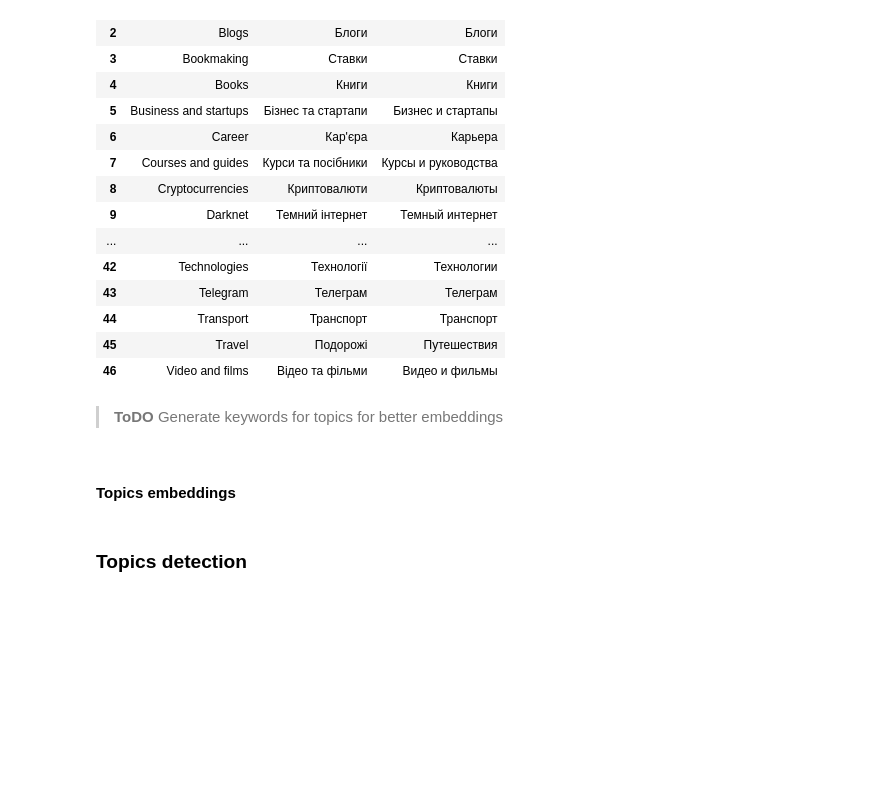
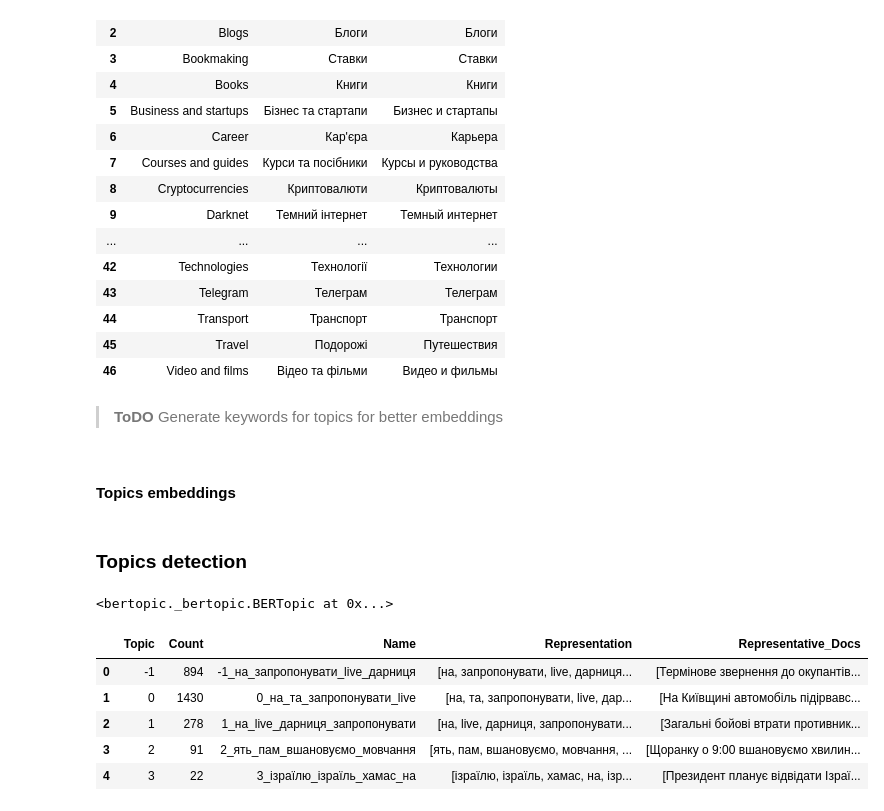
Before and after one commit to EvgeniyAzarov/iasa_nlp_homeworks, a Jupyter notebook: HW7_topics_modeling/hw7.ipynb, the cells around one changed output. Drawn from its saved outputs; the diff is of its cells as text; code cells hidden in the pictures; blank space fills up the shorter version.

```diff
--- a/HW7_topics_modeling/hw7.ipynb
+++ b/HW7_topics_modeling/hw7.ipynb
@@ -204,0 +210,2 @@ df["content_processed"] = df["content"].progress_apply(process_text)
+# %%
+embeddings = np.load("../data/kyiv-channels-dataset/kyiv-channels-embeddings.npz")['arr_0']
@@ -363,0 +364,21 @@ class ChannelTopics():
+# %%
+model = BERTopic(
+    language="multilingual",
+    top_n_words=15,
+    nr_topics=5
+)
+# %%
+df_channel = df[df['channelname'] == "darnicalive"]
+# %%
+model.fit(documents=df_channel["content_processed"].to_list(), embeddings=embeddings[df_channel.index])
+# %% [output]
+<bertopic._bertopic.BERTopic at 0x...>
+# %%
+model.get_topic_info()
+# %% [output]
+|  | Topic | Count | Name | Representation | Representative_Docs |
+| 0 | -1 | 894 | -1_на_запропонувати_livе_дарниця | [на, запропонувати, livе, дарниця... | [Термінове звернення до окупантів... |
+| 1 | 0 | 1430 | 0_на_та_запропонувати_livе | [на, та, запропонувати, livе, дар... | [На Київщині автомобіль підірвавс... |
+| 2 | 1 | 278 | 1_на_livе_дарниця_запропонувати | [на, livе, дарниця, запропонувати... | [Загальні бойові втрати противник... |
+| 3 | 2 | 91 | 2_ять_пам_вшановуємо_мовчання | [ять, пам, вшановуємо, мовчання, ... | [Щоранку о 9:00 вшановуємо хвилин... |
+| 4 | 3 | 22 | 3_ізраїлю_ізраїль_хамас_на | [ізраїлю, ізраїль, хамас, на, ізр... | [Президент планує відвідати Ізраї... |
```
Also changed, not shown: parts of 13 cells of this notebook.
